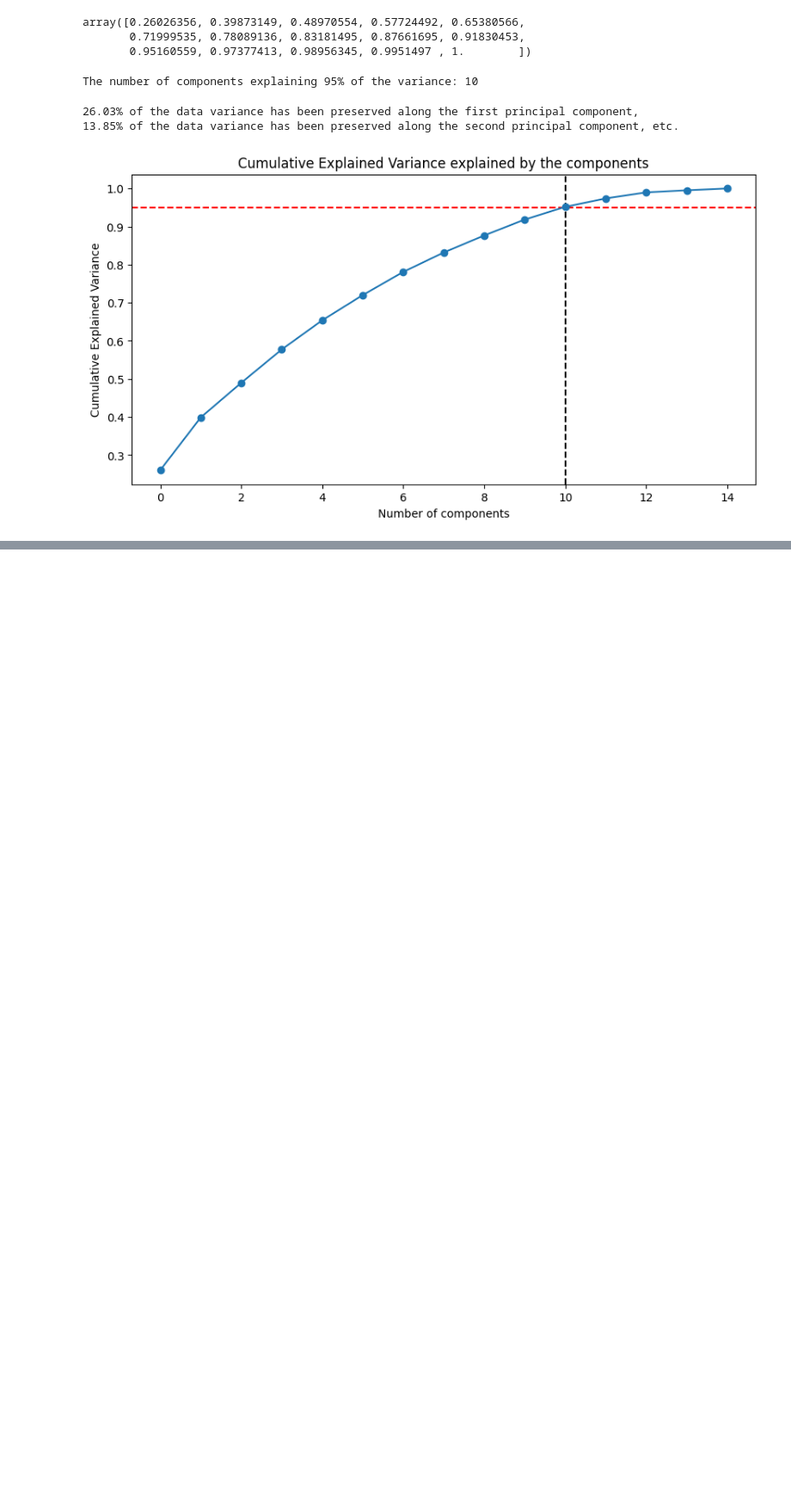
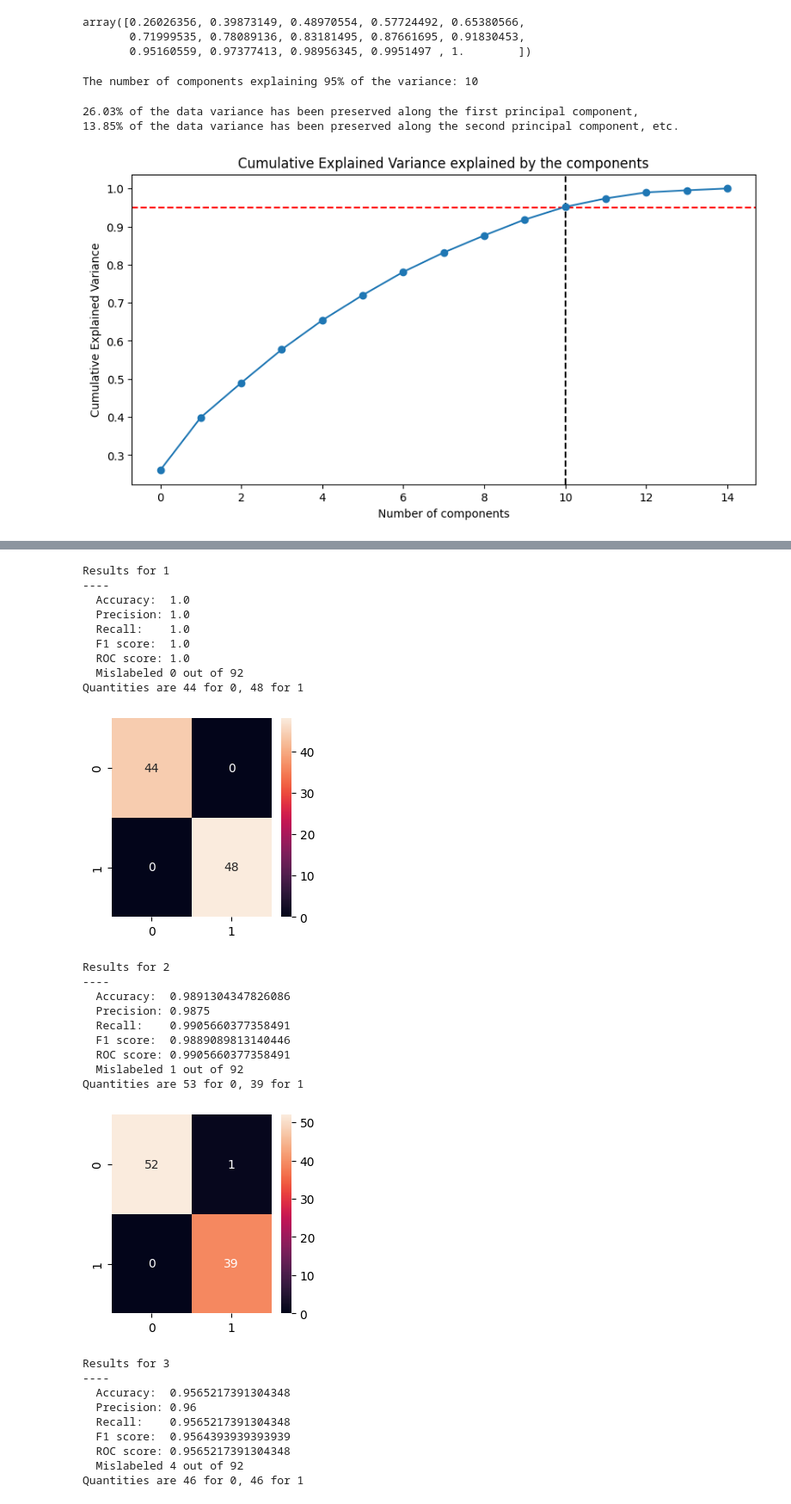
Before and after one commit to miladziekanowska/heart-failure-classification, a Jupyter notebook: Heart_failure_EDA_Modeling.ipynb, the cells around one changed output, grey strips where cells are left out. Shown at 86% size. Drawn from its saved outputs; the diff is of its cells as text; code cells hidden in the pictures; blank space fills up the shorter version.

```diff
--- a/Heart_failure_EDA_Modeling.ipynb
+++ b/Heart_failure_EDA_Modeling.ipynb
@@ -842,0 +775,59 @@ AdaBoost Feature Importance:
+# %%
+X_train, X_test, y_train, y_test = train_test_split(X, y,
+                                                   test_size=0.2,
+                                                   random_state=42,
+                                                   stratify=y
+                                                   )
+from imblearn.over_sampling import SMOTE
+sm = SMOTE(random_state=42,
+           sampling_strategy='auto',
+           k_neighbors=4 # choosing the amount od neighbours, 5 is default
+          )
+
+X_train_sm, y_train_sm = sm.fit_resample(X_train, y_train)
+
+# let's try on vanilla AdaBoost
+for n, (train, val) in enumerate(kfoldcv.split(X_train_sm, y_train_sm), 1):
+    X_train_fold, y_train_fold = X_train_sm.iloc[train], y_train_sm.iloc[train]
+    X_val_fold, y_val_fold = X_train_sm.iloc[val], y_train_sm.iloc[val]
+
+    # X_train_scaled = scaler.fit_transform(X_train_fold)
+    # X_val_scaled = scaler.fit_transform(X_val_fold)
+
+    xgb = XGBClassifier()
+    xgb.fit(X_train_fold, y_train_fold)
+    y_pred = xgb.predict(X_val_fold)
+
+    print_results(calculate_metrics(y_val_fold, y_pred), classifier_id=n)
+    get_binary_classes(y_val_fold)
+    get_confusion_matrix(y_val_fold, y_pred)
+# %% [output]
+Results for 1
+----
+  Accuracy:  1.0
+  Precision: 1.0
+  Recall:    1.0
+  F1 score:  1.0
+  ROC score: 1.0
+  Mislabeled 0 out of 92
+Quantities are 44 for 0, 48 for 1
+[figure, added]
+Results for 2
+----
+  Accuracy:  0.9891304347826086
+  Precision: 0.9875
+  Recall:    0.9905660377358491
+  F1 score:  0.9889089813140446
+  ROC score: 0.9905660377358491
+  Mislabeled 1 out of 92
+Quantities are 53 for 0, 39 for 1
+[figure, added]
+Results for 3
+----
+  Accuracy:  0.9565217391304348
+  Precision: 0.96
+  Recall:    0.9565217391304348
+  F1 score:  0.9564393939393939
+  ROC score: 0.9565217391304348
+  Mislabeled 4 out of 92
+Quantities are 46 for 0, 46 for 1
```
Also changed, not shown: parts of 36 cells of this notebook.
